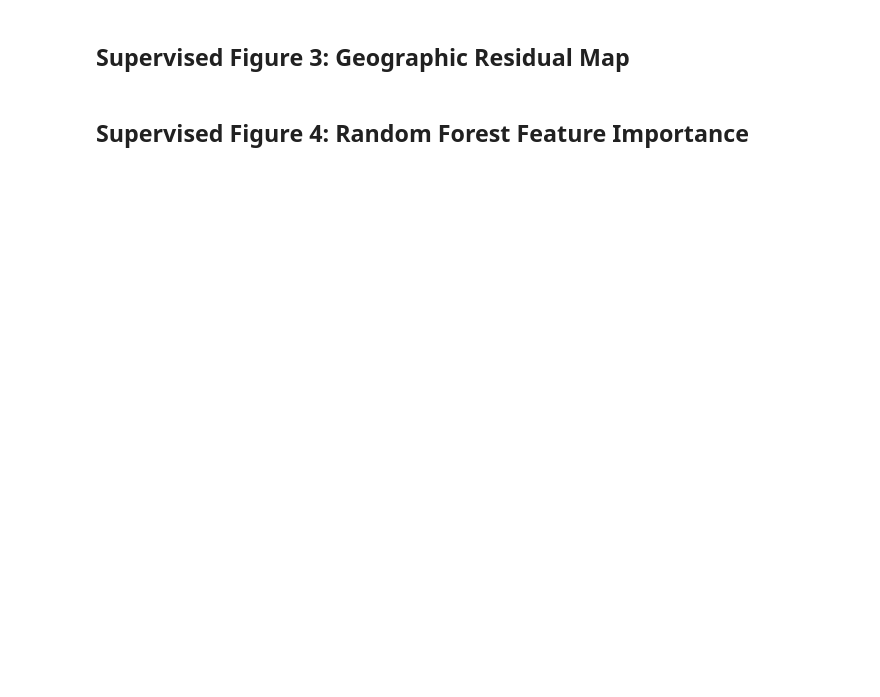
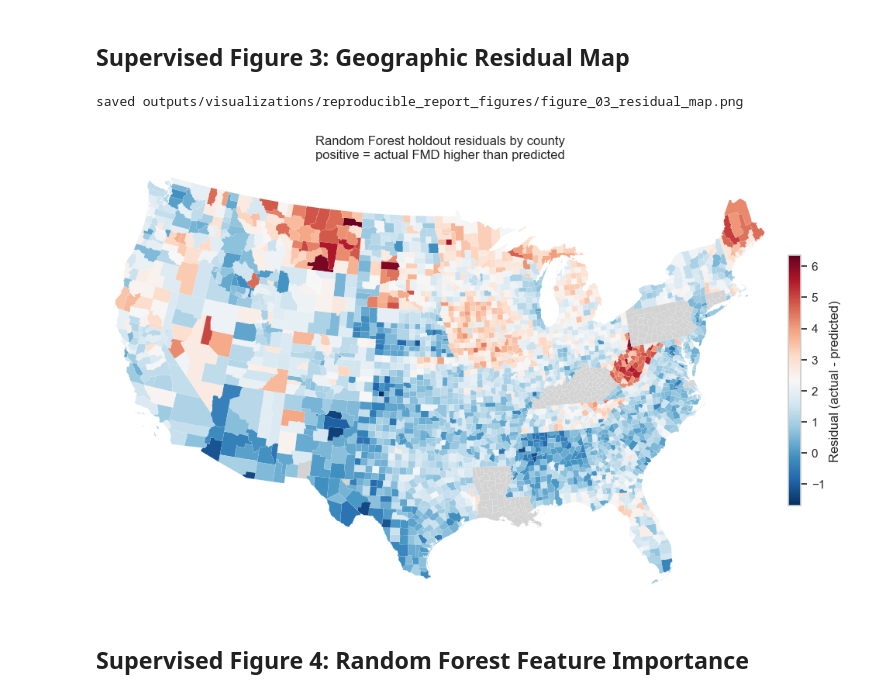
Before and after one commit to sboettch/SIADS696-Team7-Final, a Jupyter notebook: notebooks/06_visualization_generation/Final_Report_Reproducible_Visualizations.ipynb, the cells around one changed output. Cells and saved outputs as stored; diff of their text form; code cells hidden in the pictures; blank space fills up the shorter version.

Commit message:
Add reproducible three-panel model accuracy figure, all-model predictions CSV, Google Doc integration scripts, and updated visualization notebook

```diff
--- a/notebooks/06_visualization_generation/Final_Report_Reproducible_Visualizations.ipynb
+++ b/notebooks/06_visualization_generation/Final_Report_Reproducible_Visualizations.ipynb
@@ -20,8 +20,11 @@ except ImportError:
 
 sns.set_theme(style="whitegrid", context="notebook")
 
-cwd = Path.cwd()
-ROOT = cwd if (cwd / "data").exists() else cwd.parent
+cwd = Path.cwd().resolve()
+ROOT = next(
+    (p for p in [cwd, *cwd.parents] if (p / "data").exists() and (p / "outputs").exists()),
+    cwd,
+)
 FIG_DIR = ROOT / "outputs" / "visualizations" / "reproducible_report_figures"
 FIG_DIR.mkdir(parents=True, exist_ok=True)
 
@@ -117,38 +184,46 @@ plt.show()
 if gpd is None:
     print("geopandas is not installed; skipping residual map.")
 else:
-    census_zip = ROOT / "data" / "raw" / "census" / "cb_2023_us_county_500k.zip"
+    census_zip = ROOT / "data" / "raw" / "census_geography" / "cb_2023_us_county_500k.zip"
+    if not census_zip.exists():
+        census_zip = ROOT / "data" / "raw" / "census" / "cb_2023_us_county_500k.zip"
+    if not census_zip.exists():
+        raise FileNotFoundError(f"Missing Census county boundary zip: {census_zip}")
+
     counties = gpd.read_file(f"zip://{census_zip}")
     counties["GEOID"] = counties["GEOID"].astype(str).str.zfill(5)
     lower_48_plus_dc = {
         "AL", "AZ", "AR", "CA", "CO", "CT", "DE", "DC", "FL", "GA",
         "ID", "IL", "IN", "IA", "KS", "KY", "LA", "ME", "MD", "MA",
         "MI", "MN", "MS", "MO", "MT", "NE", "NV", "NH", "NJ", "NM",
         "NY", "NC", "ND", "OH", "OK", "OR", "PA", "RI", "SC", "SD",
         "TN", "TX", "UT", "VT", "VA", "WA", "WV", "WI", "WY",
     }
     counties = counties[counties["STUSPS"].isin(lower_48_plus_dc)].copy()
     mapped = counties.merge(predictions, left_on="GEOID", right_on="geoid", how="left")
     mapped = mapped.to_crs("EPSG:5070")
 
     fig, ax = plt.subplots(figsize=(11, 6.2))
     mapped.plot(
         column="residual",
         cmap="RdBu_r",
         legend=True,
         legend_kwds={"label": "Residual (actual - predicted)", "shrink": 0.58, "pad": 0.015},
         missing_kwds={"color": "lightgrey", "label": "No prediction"},
         ax=ax,
         linewidth=0.05,
         edgecolor="white",
     )
     minx, miny, maxx, maxy = mapped.total_bounds
     ax.set_xlim(minx - 80_000, maxx + 80_000)
     ax.set_ylim(miny - 80_000, maxy + 80_000)
     ax.set_axis_off()
     ax.set_title("Random Forest holdout residuals by county\npositive = actual FMD higher than predicted")
     savefig("figure_03_residual_map.png", 11, 6.2)
     plt.show()
+# %% [output]
+saved outputs/visualizations/reproducible_report_figures/figure_03_residual_map.png
+[figure, added]
 # %% [markdown]
 ## Supervised Figure 4: Random Forest Feature Importance
 # %%
```
Also changed, not shown: parts of 19 cells of this notebook, 15 other files.
